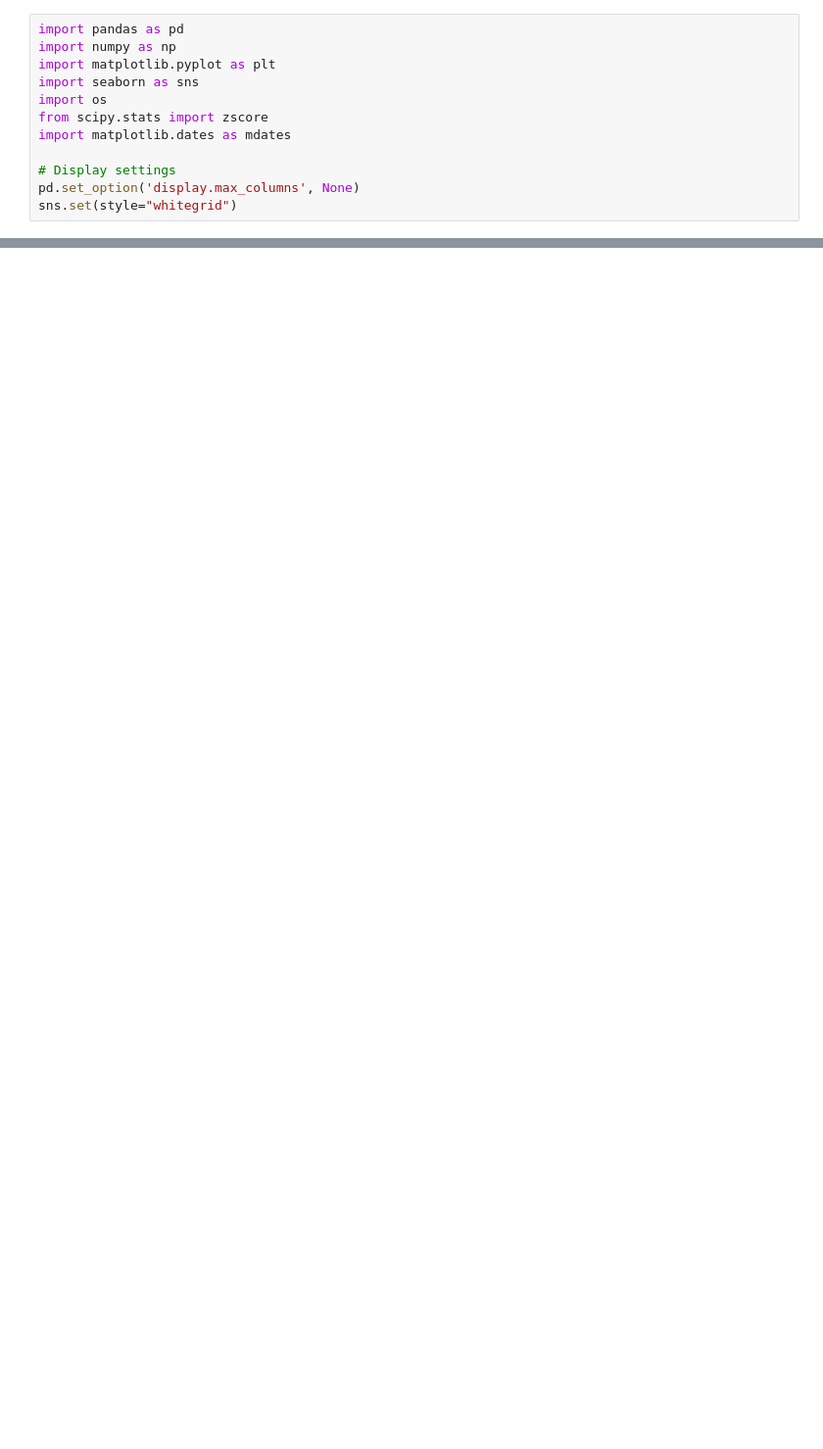
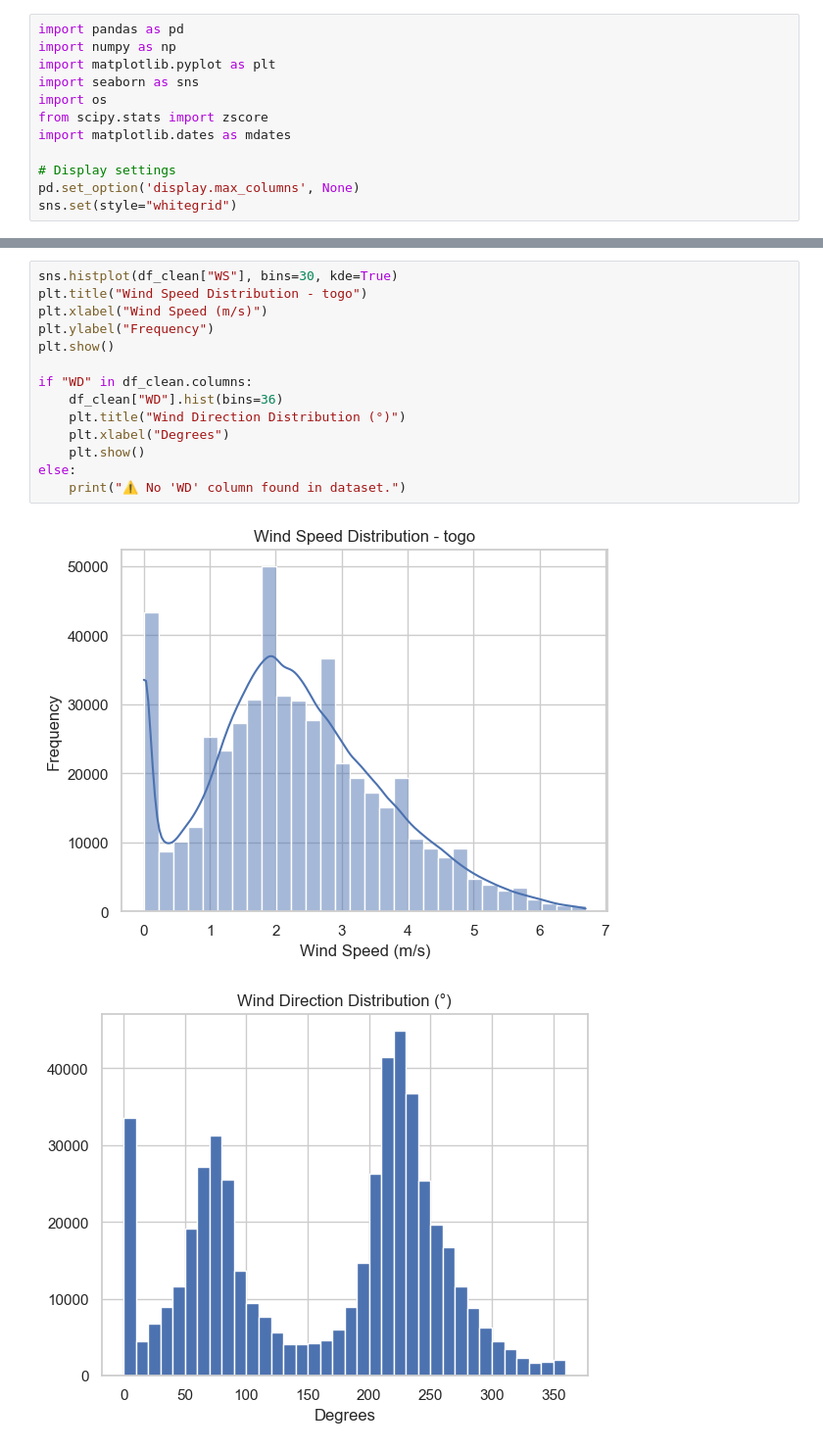
Before and after one commit to yosefmaregn2017-droid/solar-challenge-week0, a Jupyter notebook: notebooks/togo_eda.ipynb, the cells around one changed output, grey strips where cells are left out. Shown: that part at 98% size. Cells and saved outputs as stored; diff of their text form; blank space fills up the shorter version.

```diff
--- a/notebooks/togo_eda.ipynb
+++ b/notebooks/togo_eda.ipynb
@@ -47,0 +136,17 @@ print(f"Removed {outliers.sum()} outliers. Clean dataset shape: {df_clean.shape}
+# %%
+sns.histplot(df_clean["WS"], bins=30, kde=True)
+plt.title("Wind Speed Distribution - togo")
+plt.xlabel("Wind Speed (m/s)")
+plt.ylabel("Frequency")
+plt.show()
+
+if "WD" in df_clean.columns:
+    df_clean["WD"].hist(bins=36)
+    plt.title("Wind Direction Distribution (°)")
+    plt.xlabel("Degrees")
+    plt.show()
+else:
+    print("⚠️ No 'WD' column found in dataset.")
+# %% [output]
+[figure, added]
+[figure, added]
```
Also changed, not shown: parts of 8 cells of this notebook.
